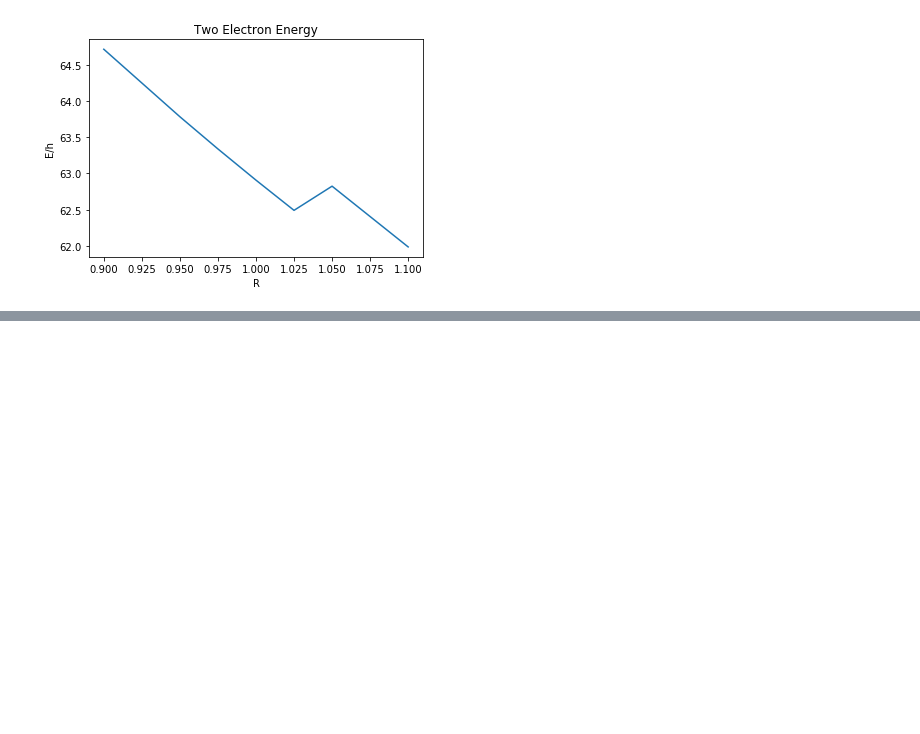
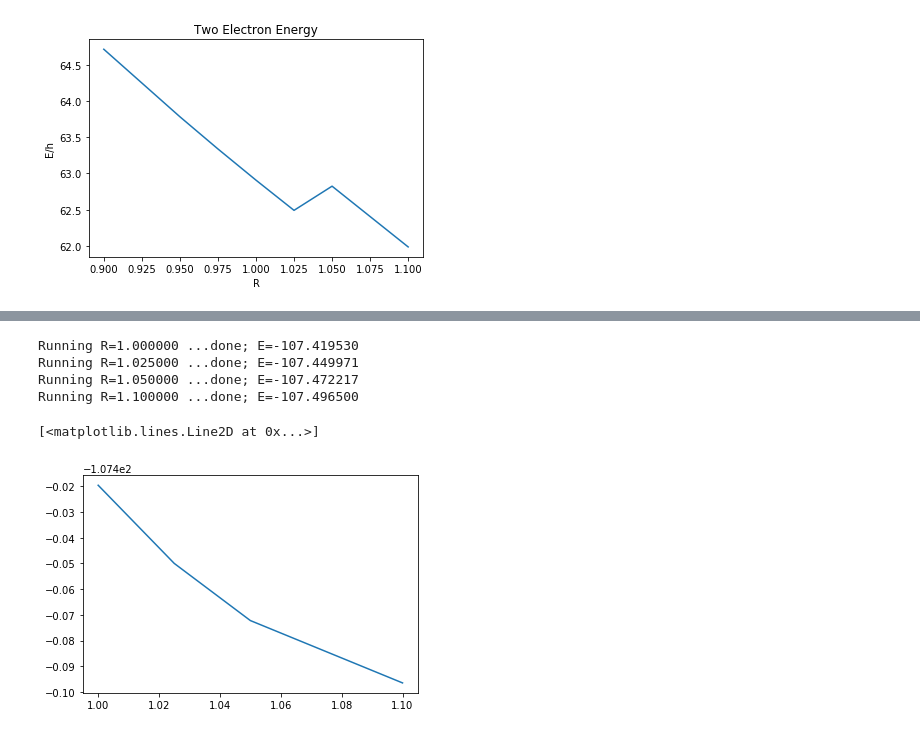
Before and after one commit to rpmuller/pyquante2, a Jupyter notebook: othertests/simen-n2.ipynb, the cells around one changed output, grey strips where cells are left out. Drawn from its saved outputs; the diff is of its cells as text; code cells hidden in the pictures; blank space fills up the shorter version.

```diff
--- a/othertests/simen-n2.ipynb
+++ b/othertests/simen-n2.ipynb
@@ -191,0 +263,23 @@ plt.xlabel("R")
+# %%
+Rs = [1.0,1.025,1.05,1.1]
+Eterms = []
+U = None
+for R in Rs:
+    print "Running R=%f ..." % R,
+    n2 = molecule([(7,0,0,-R/2),(7,0,0,R/2)],units='Angstrom')
+    bfs = basisset(n2,'sto3g')
+    # Run, passing in the previous solution as the input guess
+    Energy,E,U,Eone,Etwo,Enuke = rhf_simple(n2,guess=U)
+    Eterms.append((Energy,Eone,Etwo,Enuke))
+    print " E=%f" % Energy
+Eterms = np.array(Eterms)
+# %% [output]
+Running R=1.000000 ...done; E=-107.419530
+Running R=1.025000 ...done; E=-107.449971
+Running R=1.050000 ...done; E=-107.472217
+Running R=1.100000 ...done; E=-107.496500
+# %%
+plt.plot(Rs,Eterms[:,0])
+# %% [output]
+[<matplotlib.lines.Line2D at 0x...>]
+[figure, added]
```
Also changed, not shown: parts of 23 cells of this notebook.
